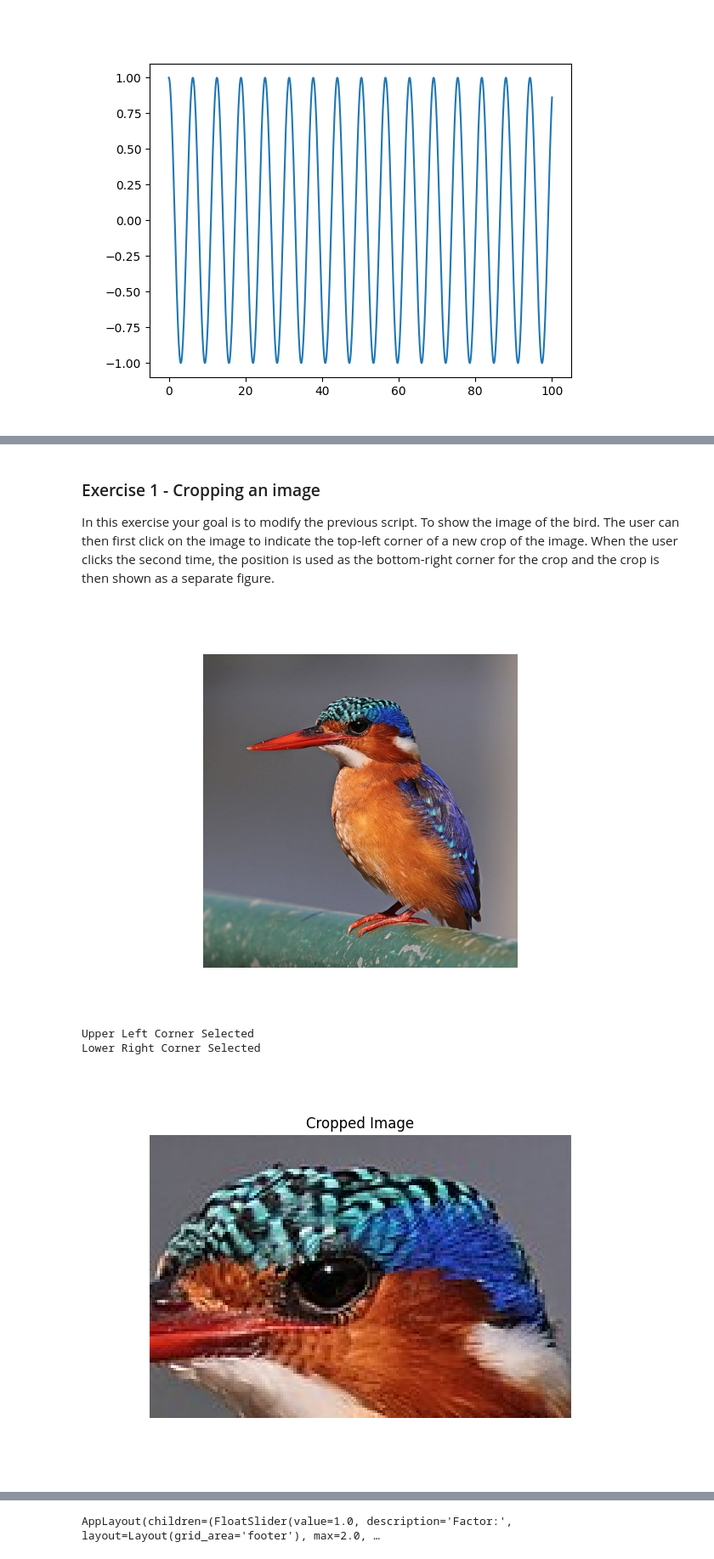
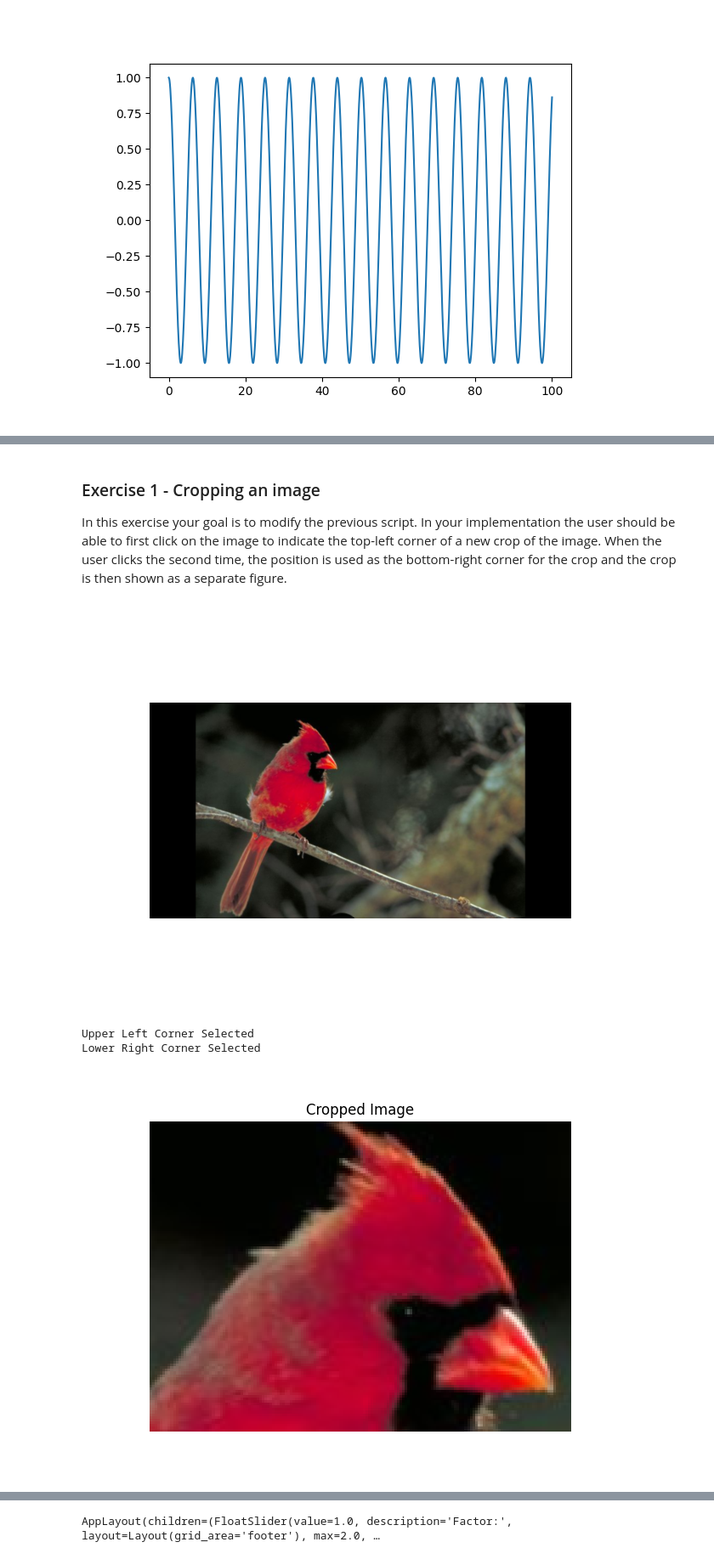
Before and after one commit to kocurvik/edu, a Jupyter notebook: PSO/notebooks/PSO_cv02_en.ipynb, the cells around one changed output, grey strips where cells are left out. Shown at 85% size. Saved outputs shown, nothing was run; the diff lists cells and outputs as text; code cells hidden in the pictures.

```diff
--- a/PSO/notebooks/PSO_cv02_en.ipynb
+++ b/PSO/notebooks/PSO_cv02_en.ipynb
@@ -124,12 +125,12 @@ cid = fig.canvas.mpl_connect('button_press_event', onclick)
 # %% [markdown]
 ### Exercise 1 - Cropping an image
 
-In this exercise your goal is to modify the previous script. To show the image of the bird. The user can then first click on the image to indicate the top-left corner of a new crop of the image. When the user clicks the second time, the position is used as the bottom-right corner for the crop and the crop is then shown as a separate figure.
+In this exercise your goal is to modify the previous script. In your implementation the user should be able to first click on the image to indicate the top-left corner of a new crop of the image. When the user clicks the second time, the position is used as the bottom-right corner for the crop and the crop is then shown as a separate figure.
 # %%
-...
+#implement here
 # %% [output]
-[figure, old version]
+[figure, new version]
 Upper Left Corner Selected
 Lower Right Corner Selected
-[figure, old version]
+[figure, new version]
 # %% [markdown]
```
Also changed, not shown: parts of 11 cells of this notebook.
